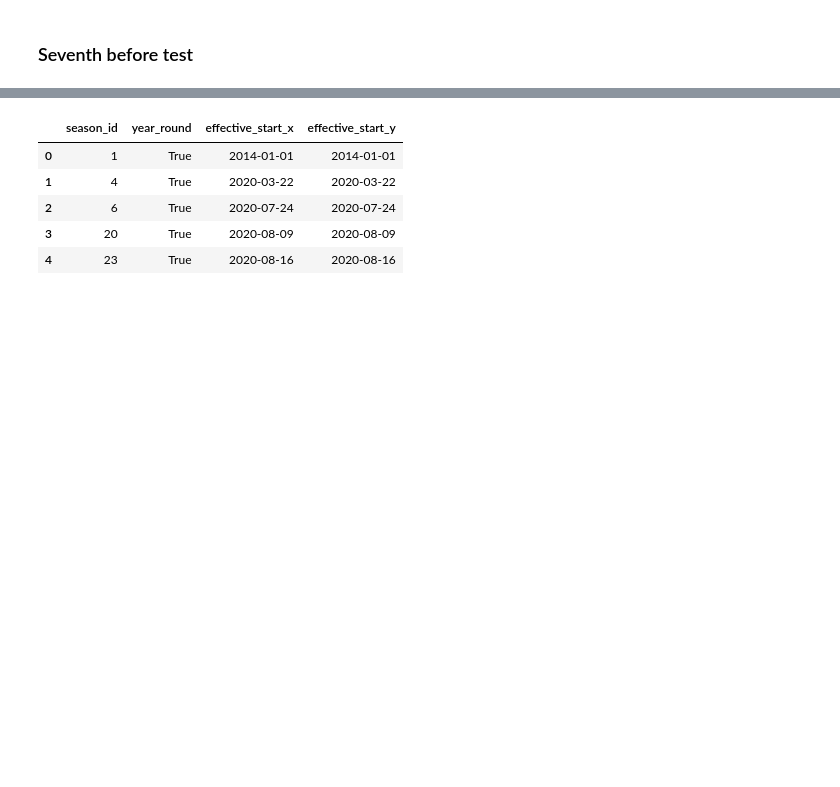
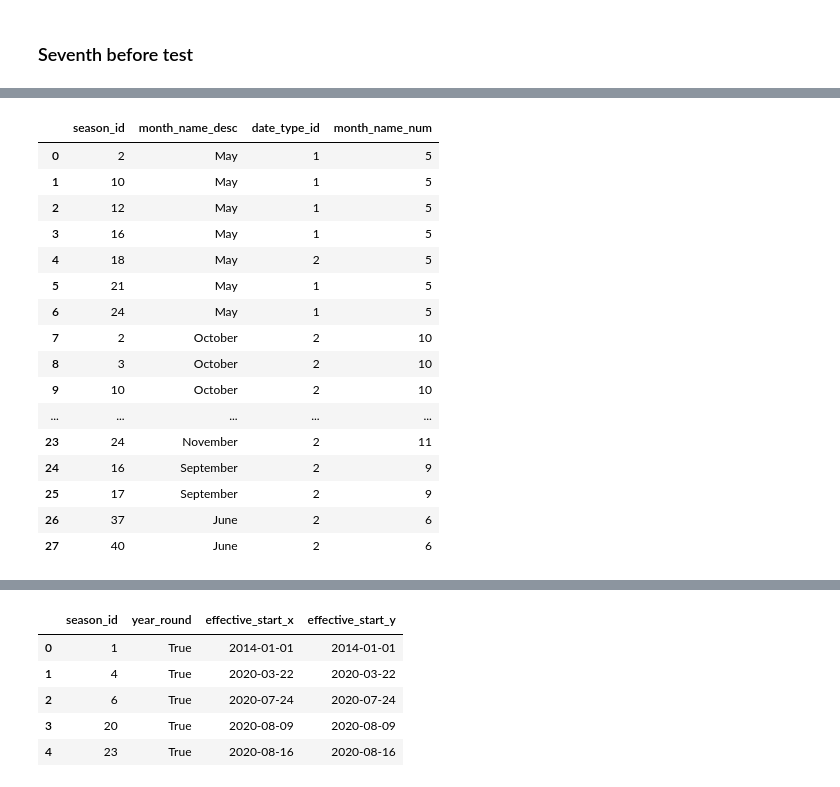
Before and after one commit to NYC-Parks/SLADB, a Jupyter notebook: testing/test_sla_seaon_changes.ipynb, the cells around one changed output, grey strips where cells are left out. Drawn from its saved outputs; the diff is of its cells as text; code cells hidden in the pictures; blank space fills up the shorter version.

```diff
--- a/testing/test_sla_seaon_changes.ipynb
+++ b/testing/test_sla_seaon_changes.ipynb
@@ -28,8 +28,12 @@ sql_sla_season = 'select * from sladb.dbo.tbl_sla_season'
 sql_season_definition = 'select * from sladb.dbo.tbl_ref_sla_season_definition'
 # %%
 sql_season_date = 'select * from sladb.dbo.tbl_sla_season_date'
+# %%
+sql_month_tbl = 'select * from tbl_ref_sla_season_month_name'
 # %% [markdown]
 ## Execute all of the sql queries and store the results
+# %%
+month_tbl  = pd.read_sql(con = engine, sql = sql_month_tbl)
 # %%
 before_sla_season = pd.read_sql(con = engine, sql = sql_sla_season)
 # %%
@@ -236,0 +253,26 @@ timing.append('before')
+# %%
+temp_df = before_season_definition.merge(
+    before_sla_season[before_sla_season['year_round'] == False],
+    on='season_id')[[
+        'season_id',  'month_name_desc',
+        'date_type_id'
+    ]].merge(month_tbl[['month_name_desc','month_name_num']], on='month_name_desc')
+temp_df
+# %% [output]
+|  | season_id | month_name_desc | date_type_id | month_name_num |
+| 0 | 2 | May | 1 | 5 |
+| 1 | 10 | May | 1 | 5 |
+| 2 | 12 | May | 1 | 5 |
+| 3 | 16 | May | 1 | 5 |
+| 4 | 18 | May | 2 | 5 |
+| 5 | 21 | May | 1 | 5 |
+| 6 | 24 | May | 1 | 5 |
+| 7 | 2 | October | 2 | 10 |
+| 8 | 3 | October | 2 | 10 |
+| 9 | 10 | October | 2 | 10 |
+| ... | ... | ... | ... | ... |
+| 23 | 24 | November | 2 | 11 |
+| 24 | 16 | September | 2 | 9 |
+| 25 | 17 | September | 2 | 9 |
+| 26 | 37 | June | 2 | 6 |
+| 27 | 40 | June | 2 | 6 |
```
Also changed, not shown: parts of 43 cells of this notebook.
